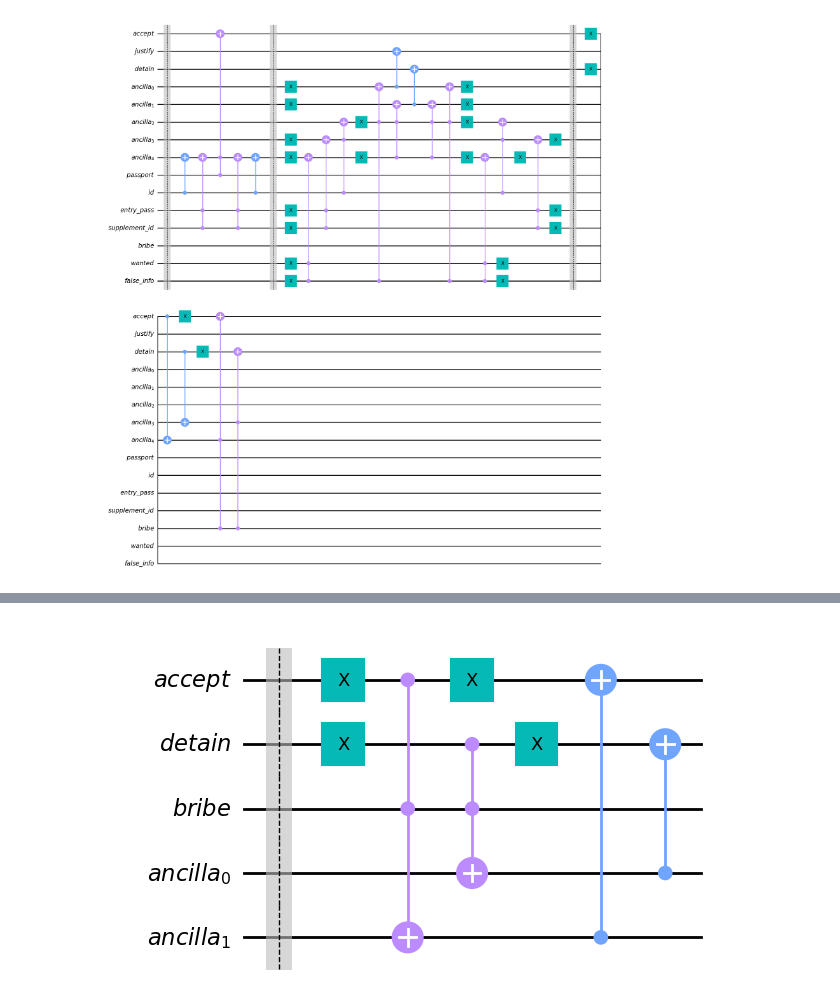
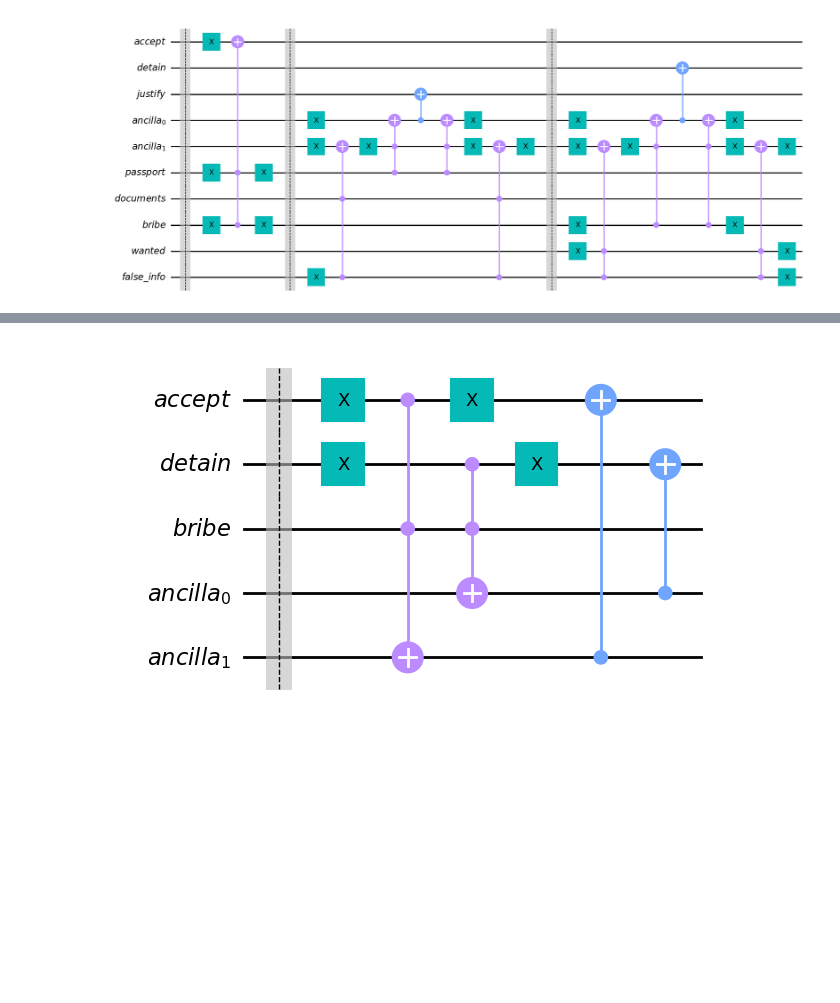
Before and after one commit to Dpbm/quantum, a Jupyter notebook: qiskit/papers-please.ipynb, the cells around one changed output, grey strips where cells are left out. Saved outputs shown, nothing was run; the diff lists cells and outputs as text; code cells hidden in the pictures; blank space fills up the shorter version.

```diff
--- a/qiskit/papers-please.ipynb
+++ b/qiskit/papers-please.ipynb
@@ -10,91 +10,59 @@ bribe = QuantumRegister(1, name="bribe")
 false_info = QuantumRegister(1, name="false_info")
 wanted = QuantumRegister(1, name="wanted")
 
+passport = QuantumRegister(1, name="passport")
+other_documents = QuantumRegister(1, name="documents")
 
-passport = QuantumRegister(1, name="passport")
-entry_pass = QuantumRegister(1, name="entry_pass")
-id = QuantumRegister(1, name="id")
-supplement_id = QuantumRegister(1, name="supplement_id")
-
-ancilla = QuantumRegister(5, name="ancilla")
+ancilla = QuantumRegister(2, name="ancilla")
 # %%
-qc = QuantumCircuit(accept, justify, detain, ancilla, passport, id, entry_pass, supplement_id, bribe, wanted, false_info)
+qc = QuantumCircuit(accept, detain, justify, ancilla, passport, other_documents, bribe, wanted, false_info)
 
-
-#qc.x(wanted)
-#qc.x(false_info)
-#qc.x(id)
-#qc.x(passport)
-#qc.x(entry_pass)
-#qc.x(supplement_id)
 
 qc.barrier()
 
-qc.cx(id, ancilla[-1])
-qc.ccx(supplement_id, entry_pass, ancilla[-1])
-qc.ccx(passport, ancilla[-1], accept)
-qc.ccx(supplement_id,entry_pass, ancilla[-1])
-qc.cx(id, ancilla[-1])
+qc.x(accept)
+qc.x(bribe)
+qc.x(passport)
+qc.ccx(bribe, passport, accept)
+qc.x(bribe)
+qc.x(passport)
 
 qc.barrier()
 
 qc.x(ancilla[-1])
 qc.x(ancilla[-2])
-qc.x(ancilla[-4])
-qc.x(ancilla[-5])
 qc.x(false_info)
-qc.x(wanted)
-qc.x(supplement_id)
-qc.x(entry_pass)
-
-qc.ccx(false_info, wanted, ancilla[-1])
-qc.ccx(supplement_id, entry_pass, ancilla[-2])
-qc.ccx(id, ancilla[-2], ancilla[-3])
-
-qc.x(ancilla[-3])
+qc.ccx(false_info, other_documents, ancilla[-1])
 qc.x(ancilla[-1])
-
-qc.ccx(false_info, ancilla[-3], ancilla[-5])
-qc.ccx(ancilla[-1], ancilla[-3], ancilla[-4])
-
-#middle
-qc.cx(ancilla[-5], justify)
-qc.cx(ancilla[-4], detain)
-
-qc.ccx(ancilla[-1], ancilla[-3], ancilla[-4])
-qc.ccx(false_info, ancilla[-3], ancilla[-5])
-
-qc.x(ancilla[-3])
+qc.ccx(passport, ancilla[-1], ancilla[-2])
+qc.cx(ancilla[-2], justify)
+qc.ccx(passport, ancilla[-1], ancilla[-2])
 qc.x(ancilla[-1])
-
-qc.ccx(id, ancilla[-2], ancilla[-3])
-qc.ccx(supplement_id, entry_pass, ancilla[-2])
-qc.ccx(false_info, wanted, ancilla[-1])
-
+qc.ccx(false_info, other_documents, ancilla[-1])
 qc.x(ancilla[-1])
 qc.x(ancilla[-2])
-qc.x(ancilla[-4])
-qc.x(ancilla[-5])
-qc.x(false_info)
-qc.x(wanted)
-qc.x(supplement_id)
-qc.x(entry_pass)
 
 qc.barrier()
 
-qc.x(accept)
-qc.x(detain)
-qc.cx(accept, ancilla[-1])
-qc.cx(detain, ancilla[-2])
-qc.x(accept)
-qc.x(detain)
 
-qc.ccx(bribe, ancilla[-1], accept)
-qc.ccx(bribe, ancilla[-2], detain)
-
-
+qc.x(wanted)
+qc.x(bribe)
+qc.x(ancilla[-1])
+qc.x(ancilla[-2])
+qc.ccx(false_info, wanted, ancilla[-1])
+qc.x(ancilla[-1])
+qc.ccx(bribe, ancilla[-1], ancilla[-2])
+qc.cx(ancilla[-2], detain)
+qc.ccx(bribe, ancilla[-1], ancilla[-2])
+qc.x(ancilla[-1])
+qc.ccx(false_info, wanted, ancilla[-1])
+qc.x(false_info)
+qc.x(wanted)
+qc.x(bribe)
+qc.x(ancilla[-1])
+qc.x(ancilla[-2])
 
 display(qc.draw("mpl"))
 Statevector(qc).draw("latex")
 # %% [output]
-[figure, old version]
+[figure, new version]
```
Also changed, not shown: parts of 2 cells of this notebook.
